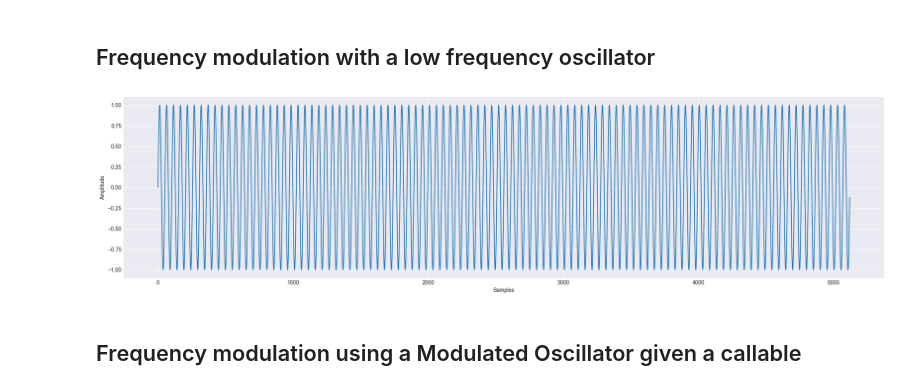
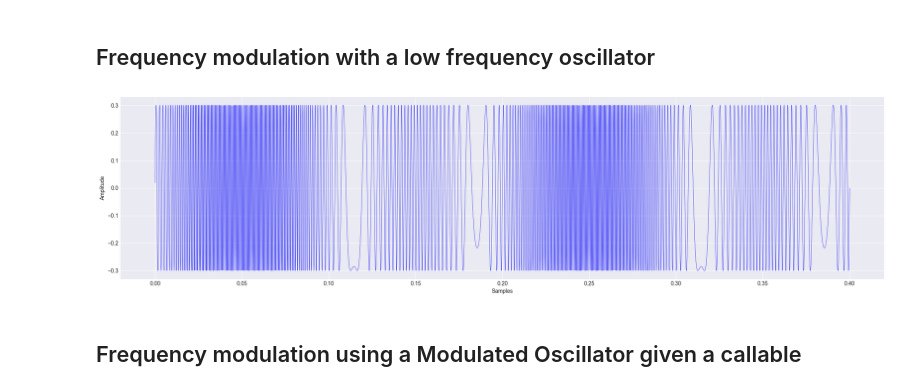
Before and after one commit to rasigle/sonicrack, a Jupyter notebook: examples/oscillators/oscillators_v6_modulation.ipynb, the cells around one changed output. Saved outputs shown, nothing was run; the diff lists cells and outputs as text; code cells hidden in the pictures.

```diff
--- a/examples/oscillators/oscillators_v6_modulation.ipynb
+++ b/examples/oscillators/oscillators_v6_modulation.ipynb
@@ -61,24 +61,36 @@ plt.show()
 [figure]
 # %% [markdown]
 ## Frequency modulation with a low frequency oscillator
-# %%
-# Todo: fix frequency modulation via ModulatedFrequency class. Not yet working properly
-
-osc1 = SineOscillator(frequency=10, amplitude=1, phase=0, sample_rate=512)
-
-# Create a low frequency oscillator (LFO) for volume modulation
-lfo = SineOscillator(frequency=0.2, amplitude=1, phase=0, sample_rate=512)
-freq_mod = ModulatedFrequency(lfo)
-
-fig, ax = plt.subplots(1, 1, figsize=(25, 6))
-chain = Chain(osc1, freq_mod)
-samples = chain.get_samples(n=512 * 10)
-plt.ylabel("Amplitude")
-plt.xlabel("Samples")
-plt.plot(samples)
-plt.show()
-# %% [output]
-[figure, removed]
+# %%
+# Todo: fix frequency modulation via ModulatedFrequency class. Not yet working properly
+
+sample_rate = 44100
+base_freq = 440.0  # A4 note
+base_amplitude = 0.3
+
+# Create a low frequency oscillator (LFO) for volume modulation
+lfo_freq = 5.0  # Hz - how fast the frequency sweeps
+lfo_amplitude = 1000.0  # Hz - how much the frequency varies (±100 Hz)
+
+lfo = SineOscillator(frequency=lfo_freq, amplitude=lfo_amplitude, sample_rate=sample_rate)
+carrier = SineOscillator(frequency=base_freq, amplitude=base_amplitude, sample_rate=sample_rate)
+
+# Create the modulated oscillator using the new simplified API
+modulated_osc = ModulatedFrequency(carrier, lfo)
+
+plot_duration = 0.4  # 200ms
+plot_samples = int(sample_rate * plot_duration)
+time = np.linspace(0, plot_duration, plot_samples)
+
+fig, ax = plt.subplots(1, 1, figsize=(25, 6))
+# chain = Chain(osc1, freq_mod)
+samples = modulated_osc.get_samples()
+plt.ylabel("Amplitude")
+plt.xlabel("Samples")
+plt.plot(time, samples[:plot_samples], 'b-', linewidth=0.5)
+plt.show()
+# %% [output]
+[figure, added]
 # %% [markdown]
 ## Frequency modulation using a Modulated Oscillator given a callable
 # %%
```
Also changed, not shown: parts of 4 cells of this notebook, 12 other files.
